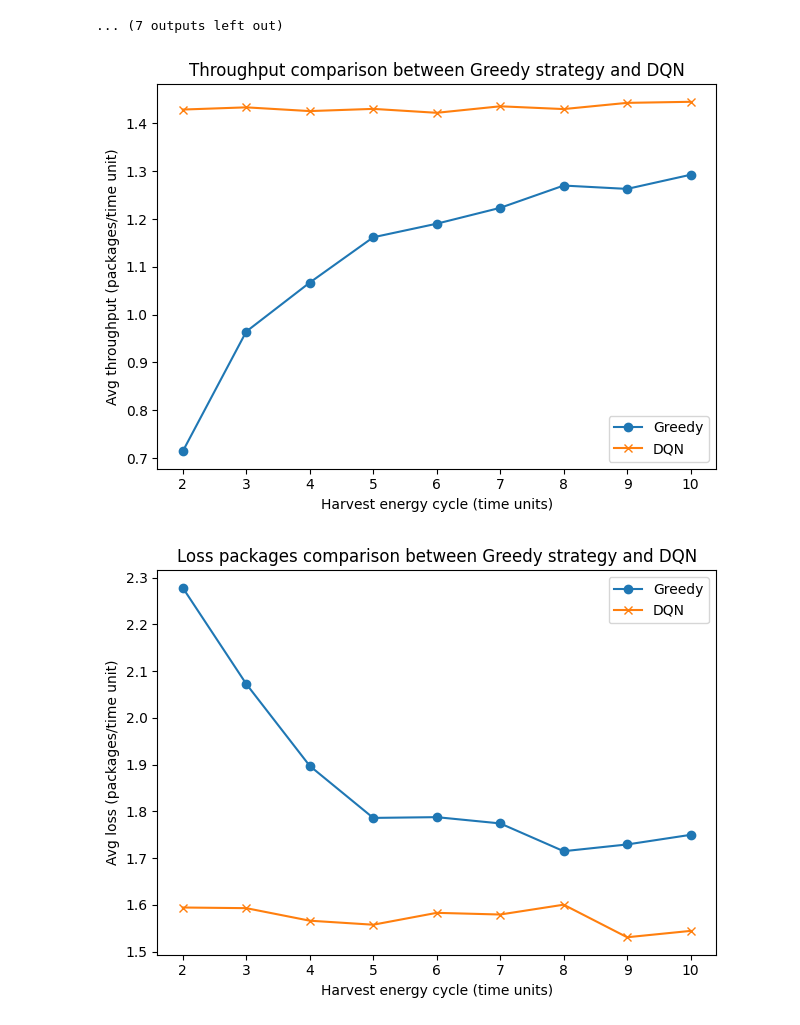
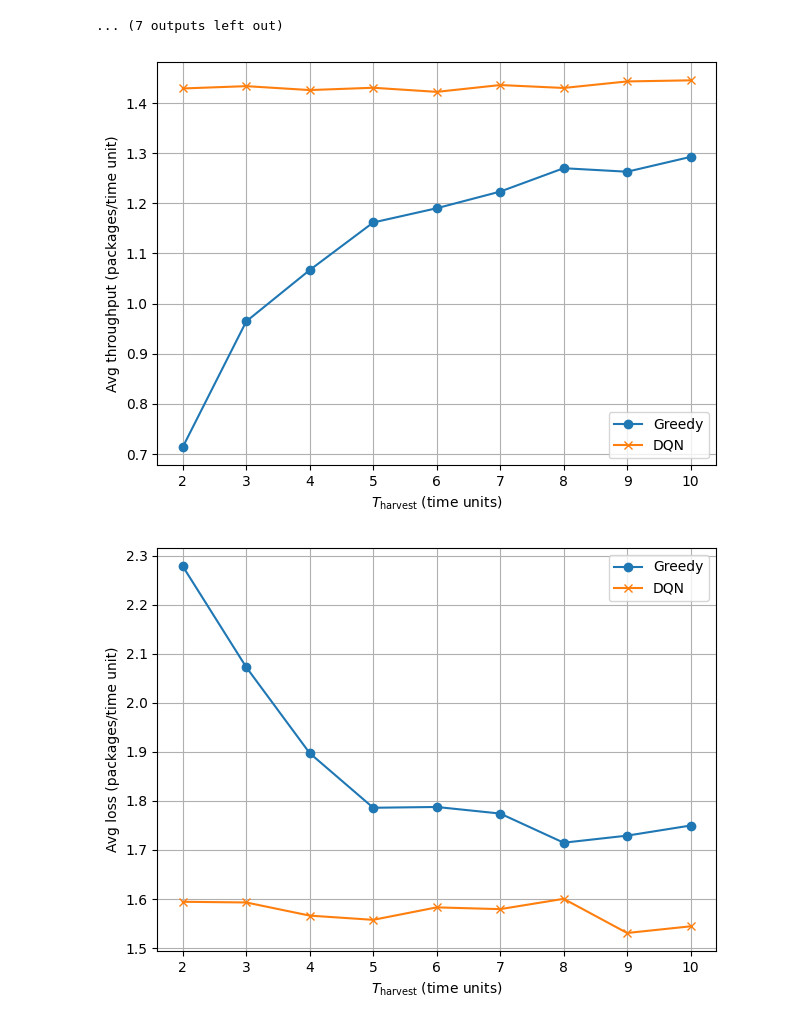
Before and after one commit to dunghoangtrung125/graduation_thesis, a Jupyter notebook: source_code/greedy_vs_dqn.ipynb, the cells around one changed output. Drawn from its saved outputs; the diff is of its cells as text; code cells hidden in the pictures.

```diff
--- a/source_code/greedy_vs_dqn.ipynb
+++ b/source_code/greedy_vs_dqn.ipynb
@@ -542,20 +548,21 @@ WARNING:tensorflow:No training configuration found in the save file, so the mode
 # %%
 # Plot throughput graph
 import matplotlib.pyplot as plt
 import pandas as pd
 
 df = pd.read_csv('csv/hf_greedy_dqn_throughput.csv')
 
 plt.plot(df['hf'], df['greedy'], marker='o', label='Greedy')
 plt.plot(df['hf'], df['dqn'], marker='x', label='DQN')
-plt.title('Throughput comparison between Greedy strategy and DQN')
-plt.xlabel('Harvest energy cycle (time units)')
+# plt.title('Throughput comparison between Greedy strategy and DQN')
+plt.xlabel(r'$T_\text{harvest}$ (time units)')
+plt.grid(True)
 plt.ylabel('Avg throughput (packages/time unit)')
 plt.tight_layout()
 plt.legend()
 plt.show()
 # %% [output]
-[figure, old version]
+[figure, new version]
 # %%
 # Plot loss graph
 import matplotlib.pyplot as plt
@@ -565,14 +572,15 @@ df = pd.read_csv('csv/hf_greedy_dqn_loss.csv')
 
 plt.plot(df['hf'], df['greedy'], marker='o', label='Greedy')
 plt.plot(df['hf'], df['dqn'], marker='x', label='DQN')
-plt.title('Loss packages comparison between Greedy strategy and DQN')
-plt.xlabel('Harvest energy cycle (time units)')
+# plt.title('Loss packages comparison between Greedy strategy and DQN')
+plt.xlabel(r'$T_\text{harvest}$ (time units)')
+plt.grid(True)
 plt.ylabel('Avg loss (packages/time unit)')
 plt.tight_layout()
 plt.legend()
 plt.show()
 # %% [output]
-[figure, old version]
+[figure, new version]
 # %%
 # Plot pdr graph
 import matplotlib.pyplot as plt
```
Also changed, not shown: parts of 7 cells of this notebook, 26 other files.
